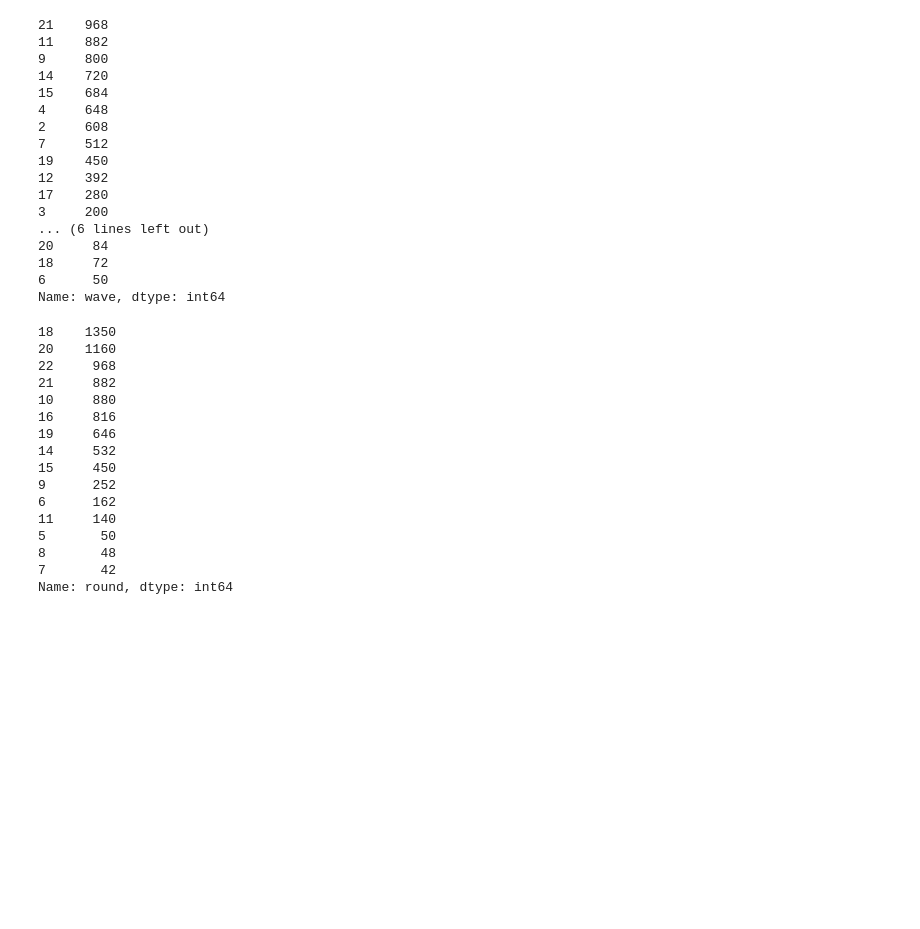
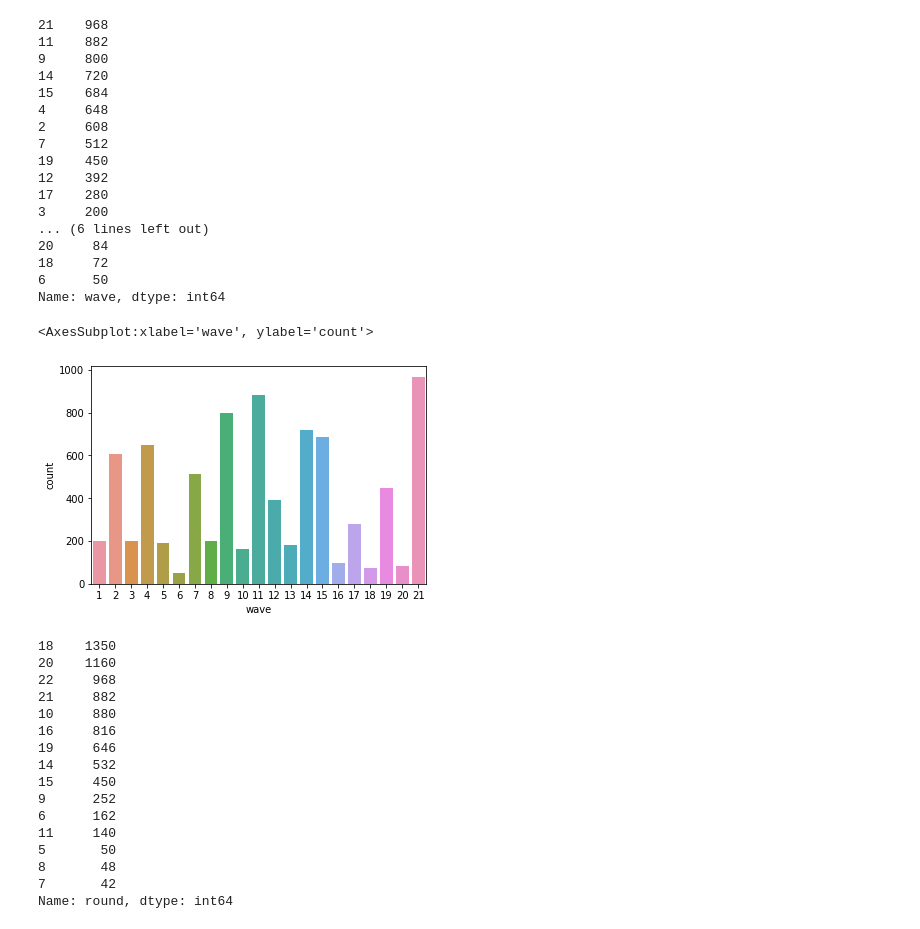
Before and after one commit to Stylomines/speed_dating, a Jupyter notebook: 01-Project_speed_dating.ipynb, the cells around one changed output. Saved outputs shown, nothing was run; the diff lists cells and outputs as text; code cells hidden in the pictures; blank space fills up the shorter version.

```diff
--- a/01-Project_speed_dating.ipynb
+++ b/01-Project_speed_dating.ipynb
@@ -121,6 +138,11 @@ dataset['wave'].value_counts()
 18     72
 6      50
 Name: wave, dtype: int64
+# %%
+sns.countplot(data = dataset, x = 'wave')
+# %% [output]
+<AxesSubplot:xlabel='wave', ylabel='count'>
+[figure, added]
 # %%
 dataset['round'].value_counts()
 # %% [output]
```
Also changed, not shown: parts of 9 cells of this notebook.
